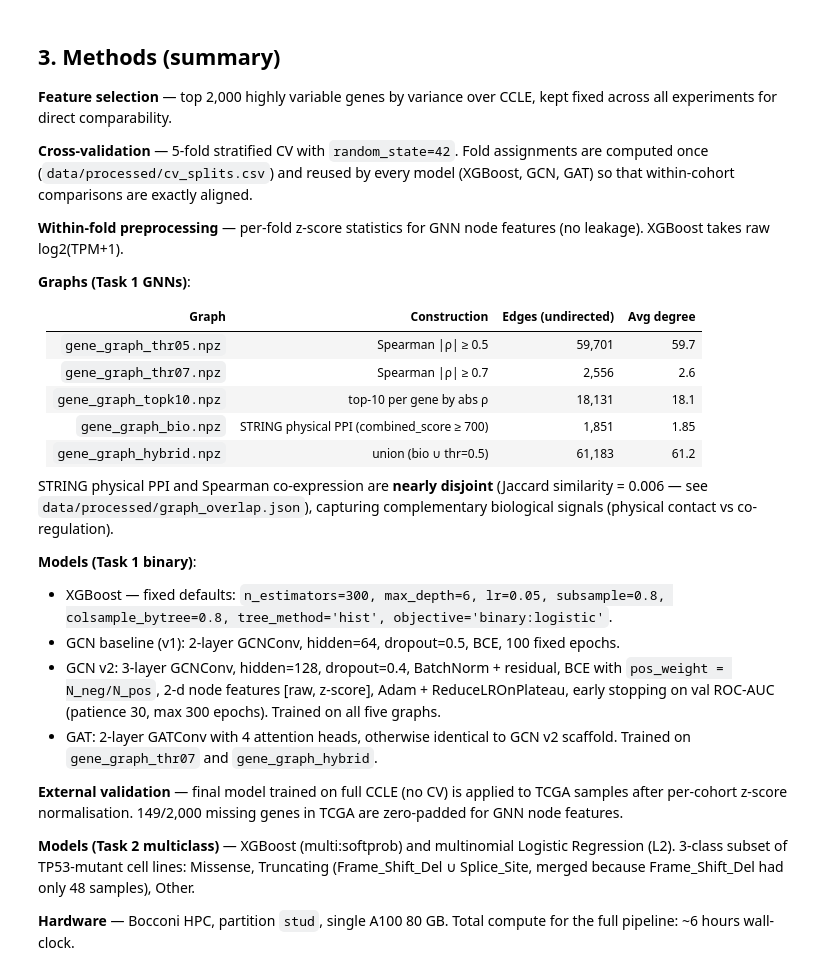
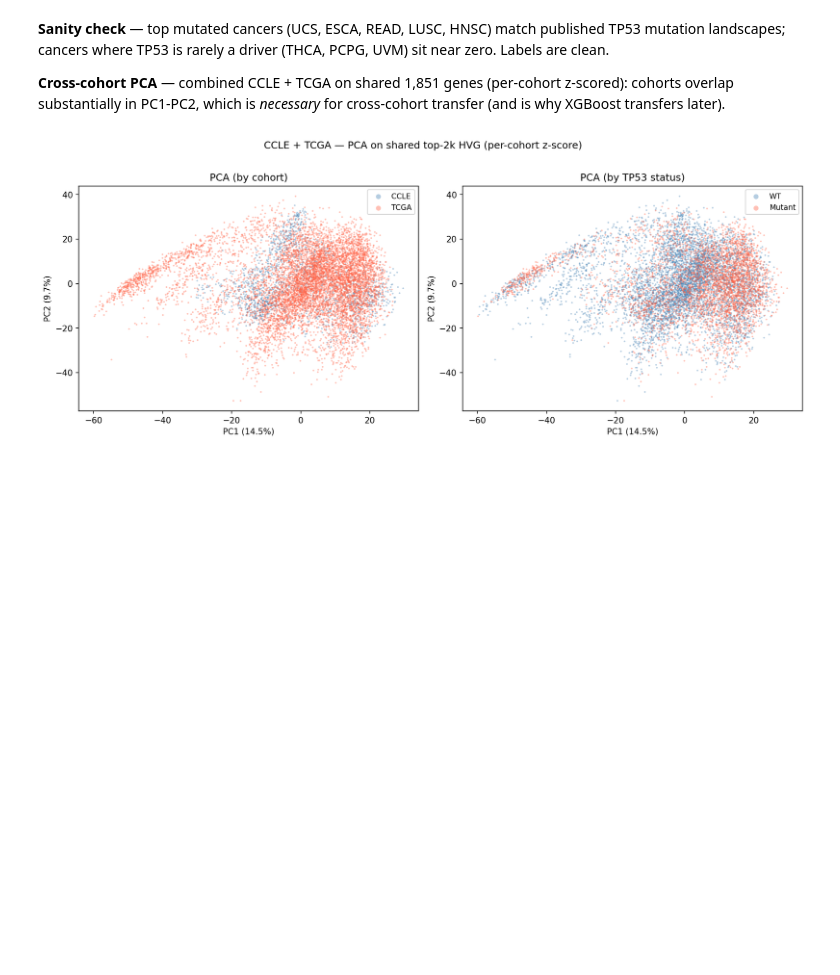
Before and after one commit to juliavikr/tp53-mutation-predictor, a Jupyter notebook: notebooks/02_final_report.ipynb, the cells around one changed output. Saved outputs shown, nothing was run; the diff lists cells and outputs as text; code cells hidden in the pictures; blank space fills up the shorter version.

```diff
--- a/notebooks/02_final_report.ipynb
+++ b/notebooks/02_final_report.ipynb
@@ -20,0 +50,22 @@ All code, SLURM job scripts, metric tables, OOF predictions and figures are vers
+# %%
+import json
+from pathlib import Path
+
+import numpy as np
+import pandas as pd
+import matplotlib.pyplot as plt
+import seaborn as sns
+from IPython.display import Image, display, Markdown
+from sklearn.metrics import (
+    accuracy_score, precision_score, recall_score, f1_score,
+    roc_auc_score, average_precision_score,
+    confusion_matrix, roc_curve, precision_recall_curve,
+)
+from scipy.stats import hypergeom, fisher_exact
+
+PROC = Path('..') / 'data' / 'processed'
+PLOTS = PROC / 'plots'
+pd.set_option('display.float_format', '{:.4f}'.format)
+sns.set_theme(style='whitegrid', font_scale=1.0)
+print('Project root :', PROC.resolve().parent.parent)
+print('Processed dir:', PROC.resolve())
@@ -55,34 +124,8 @@ Per-cancer-type TP53 prevalence in TCGA spans the full biological range and reca
+# %% [markdown]
+**Sanity check** — top mutated cancers (UCS, ESCA, READ, LUSC, HNSC) match published TP53 mutation landscapes; cancers where TP53 is rarely a driver (THCA, PCPG, UVM) sit near zero. Labels are clean.
+
+**Cross-cohort PCA** — combined CCLE + TCGA on shared 1,851 genes (per-cohort z-scored): cohorts overlap substantially in PC1-PC2, which is *necessary* for cross-cohort transfer (and is why XGBoost transfers later).
 # %%
-display(Image(str(PLOTS / 'domain' / 'tp53_prevalence_per_type.png')))
+display(Image(str(PLOTS / 'domain' / 'pca_combined.png')))
+# %% [output]
+[figure, added]
-# %% [markdown]
-## 3. Methods (summary)
-
-**Feature selection** — top 2,000 highly variable genes by variance over CCLE, kept fixed across all experiments for direct comparability.
-
-**Cross-validation** — 5-fold stratified CV with `random_state=42`. Fold assignments are computed once (`data/processed/cv_splits.csv`) and reused by every model (XGBoost, GCN, GAT) so that within-cohort comparisons are exactly aligned.
-
-**Within-fold preprocessing** — per-fold z-score statistics for GNN node features (no leakage). XGBoost takes raw log2(TPM+1).
-
-**Graphs (Task 1 GNNs)**:
-
-| Graph | Construction | Edges (undirected) | Avg degree |
-|---|---|---:|---:|
-| `gene_graph_thr05.npz` | Spearman \|ρ\| ≥ 0.5 | 59,701 | 59.7 |
-| `gene_graph_thr07.npz` | Spearman \|ρ\| ≥ 0.7 | 2,556 | 2.6 |
-| `gene_graph_topk10.npz` | top-10 per gene by abs ρ | 18,131 | 18.1 |
-| `gene_graph_bio.npz` | STRING physical PPI (combined_score ≥ 700) | 1,851 | 1.85 |
-| `gene_graph_hybrid.npz` | union (bio ∪ thr=0.5) | 61,183 | 61.2 |
-
-STRING physical PPI and Spearman co-expression are **nearly disjoint** (Jaccard similarity = 0.006 — see `data/processed/graph_overlap.json`), capturing complementary biological signals (physical contact vs co-regulation).
-
-**Models (Task 1 binary)**:
-- XGBoost — fixed defaults: `n_estimators=300, max_depth=6, lr=0.05, subsample=0.8, colsample_bytree=0.8, tree_method='hist', objective='binary:logistic'`.
-- GCN baseline (v1): 2-layer GCNConv, hidden=64, dropout=0.5, BCE, 100 fixed epochs.
-- GCN v2: 3-layer GCNConv, hidden=128, dropout=0.4, BatchNorm + residual, BCE with `pos_weight = N_neg/N_pos`, 2-d node features [raw, z-score], Adam + ReduceLROnPlateau, early stopping on val ROC-AUC (patience 30, max 300 epochs). Trained on all five graphs.
-- GAT: 2-layer GATConv with 4 attention heads, otherwise identical to GCN v2 scaffold. Trained on `gene_graph_thr07` and `gene_graph_hybrid`.
-
-**External validation** — final model trained on full CCLE (no CV) is applied to TCGA samples after per-cohort z-score normalisation. 149/2,000 missing genes in TCGA are zero-padded for GNN node features.
-
-**Models (Task 2 multiclass)** — XGBoost (multi:softprob) and multinomial Logistic Regression (L2). 3-class subset of TP53-mutant cell lines: Missense, Truncating (Frame_Shift_Del ∪ Splice_Site, merged because Frame_Shift_Del had only 48 samples), Other.
-
-**Hardware** — Bocconi HPC, partition `stud`, single A100 80 GB. Total compute for the full pipeline: ~6 hours wall-clock.
```
Also changed, not shown: parts of 73 cells of this notebook.
